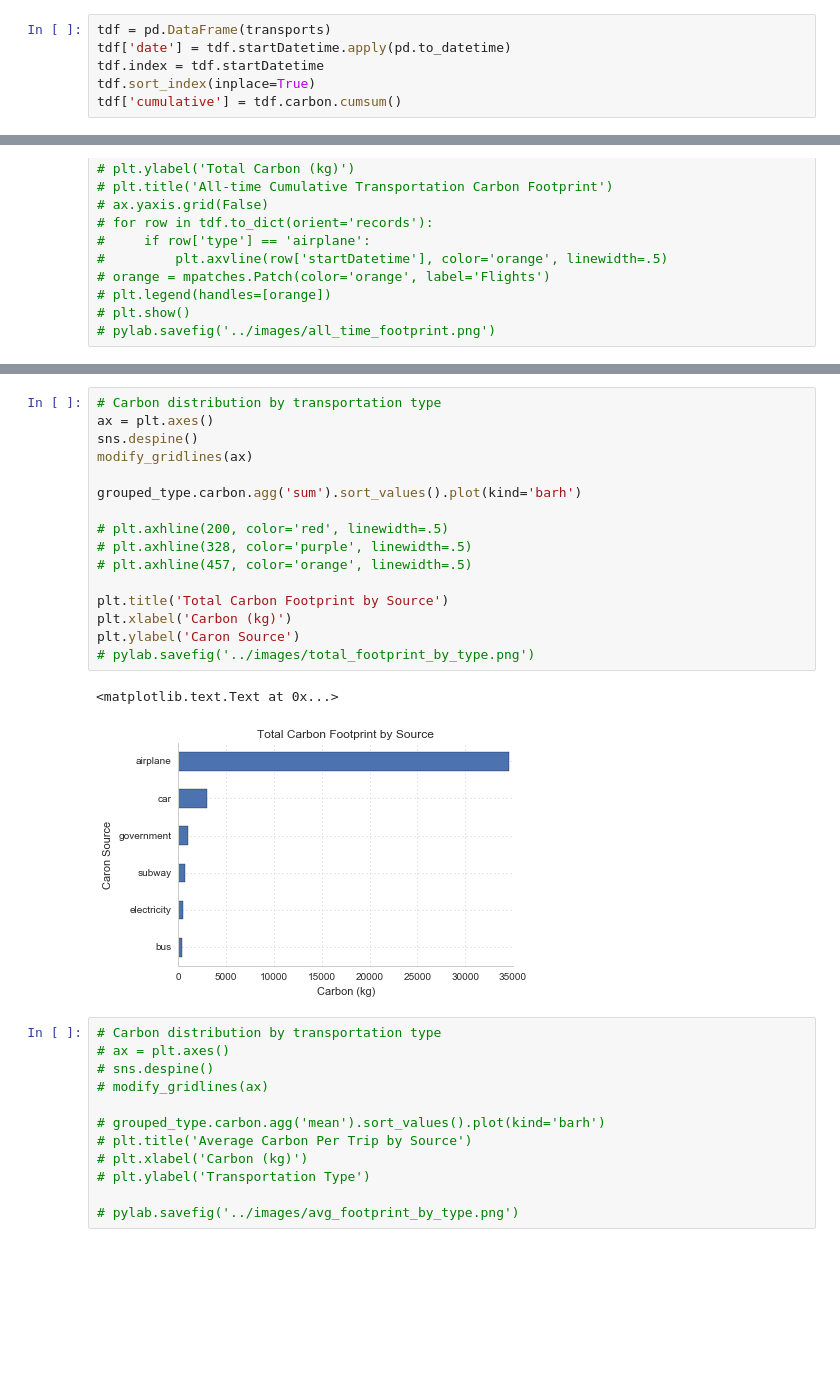
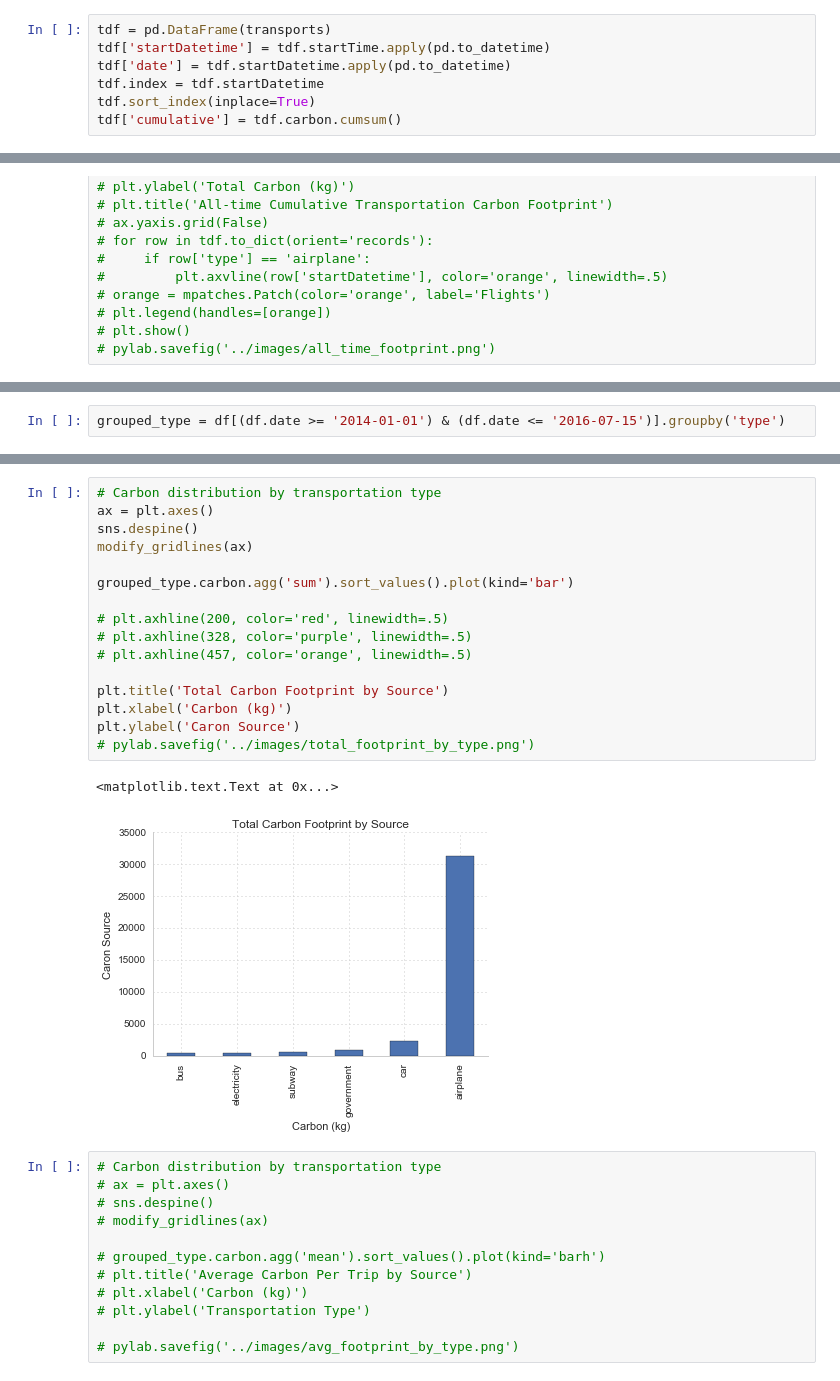
Before and after one commit to pdarche/carbon, a Jupyter notebook: notebooks/Carbon Footprint - EDA.ipynb, the cells around one changed output, grey strips where cells are left out. Drawn from its saved outputs; the diff is of its cells as text; blank space fills up the shorter version.

Commit message:
add charts and copy to section 3

```diff
--- a/notebooks/Carbon Footprint - EDA.ipynb
+++ b/notebooks/Carbon Footprint - EDA.ipynb
@@ -56,6 +67,7 @@ db = client.carbon
 transports = list(db.moves2.find())
 # %%
 tdf = pd.DataFrame(transports)
+tdf['startDatetime'] = tdf.startTime.apply(pd.to_datetime)
 tdf['date'] = tdf.startDatetime.apply(pd.to_datetime)
 tdf.index = tdf.startDatetime
 tdf.sort_index(inplace=True)
@@ -219,3 +222,5 @@ grouped_type = df.groupby('type')
+# %%
+grouped_type = df[(df.date >= '2014-01-01') & (df.date <= '2016-07-15')].groupby('type')
 # %%
 text_x = datetime.date(2014, 1, 10)
 fourteen_y = grouped_wo_flights.get_group(2014).carbon.sum()
@@ -258,22 +263,22 @@ plt.ylabel('Total Carbon (kg)')
 # %%
 # Carbon distribution by transportation type
 ax = plt.axes()
 sns.despine()
 modify_gridlines(ax)
 
-grouped_type.carbon.agg('sum').sort_values().plot(kind='barh')
+grouped_type.carbon.agg('sum').sort_values().plot(kind='bar')
 
 # plt.axhline(200, color='red', linewidth=.5)
 # plt.axhline(328, color='purple', linewidth=.5)
 # plt.axhline(457, color='orange', linewidth=.5)
 
 plt.title('Total Carbon Footprint by Source')
 plt.xlabel('Carbon (kg)')
 plt.ylabel('Caron Source')
 # pylab.savefig('../images/total_footprint_by_type.png')
 # %% [output]
 <matplotlib.text.Text at 0x...>
-[figure, old version]
+[figure, new version]
 # %%
 # Carbon distribution by transportation type
 # ax = plt.axes()
```
Also changed, not shown: parts of 96 cells of this notebook, 7 other files.
